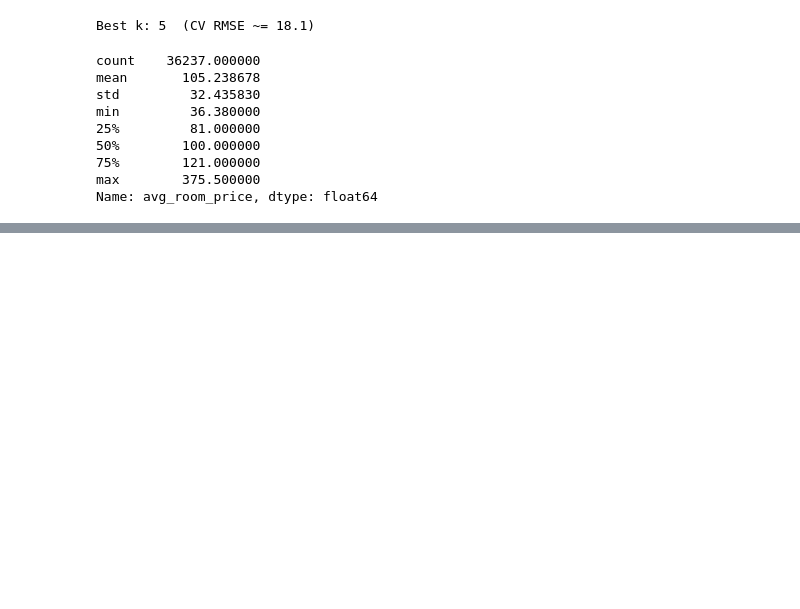
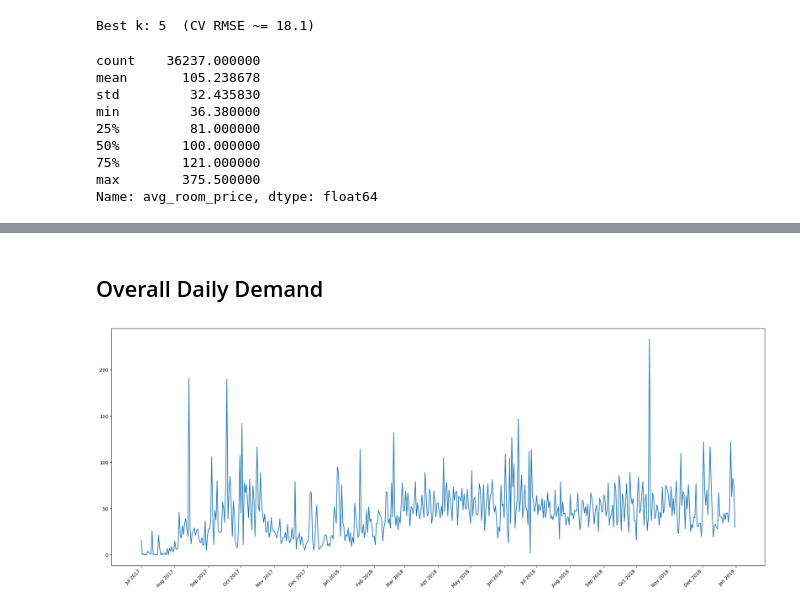
Before and after one commit to munas-git/Prophet-Demand-Forecasting-and-Price-Optimisation, a Jupyter notebook: analysis.ipynb, the cells around one changed output, grey strips where cells are left out. Saved outputs shown, nothing was run; the diff lists cells and outputs as text; code cells hidden in the pictures; blank space fills up the shorter version.

```diff
--- a/analysis.ipynb
+++ b/analysis.ipynb
@@ -434,0 +472,10 @@ Price descriptive stats look wayyy better than before... Time to engineer the de
+# %%
+df_clean['booking_date'] = pd.to_datetime(
+    df_clean['year'].astype(str) + '-' +
+    df_clean['month'].astype(str) + '-' +
+    df_clean['date'].astype(str),
+    errors = 'coerce')
+
+print(f'Number of bookings on "2018-02-28": {len(df_clean[df_clean["booking_date"] == "2018-02-28"])}')
+print(f'Number of bookings on "2018-03-01": {len(df_clean[df_clean["booking_date"] == "2018-03-01"])}\n')
+print(f'\nSuccessful/Valid date conversions: {df_clean["booking_date"].notna().sum()}')
@@ -434,0 +496,20 @@ Price descriptive stats look wayyy better than before... Time to engineer the de
+# %% [markdown]
+## Overall Daily Demand
+# %%
+daily_demand_df = (
+    df_clean.groupby('booking_date')['status']
+    .sum().reset_index(name = 'demand'))
+
+
+plt.figure(figsize = (20, 8))
+plt.plot(daily_demand_df['booking_date'], daily_demand_df['demand'])
+
+plt.gca().xaxis.set_major_locator(mdates.MonthLocator())
+plt.gca().xaxis.set_major_formatter(mdates.DateFormatter('%b %Y'))
+
+plt.xticks(rotation = 45, ha = 'right')
+
+plt.tight_layout()
+plt.show()
+# %% [output]
+[figure, added]
```
Also changed, not shown: parts of 16 cells of this notebook.
